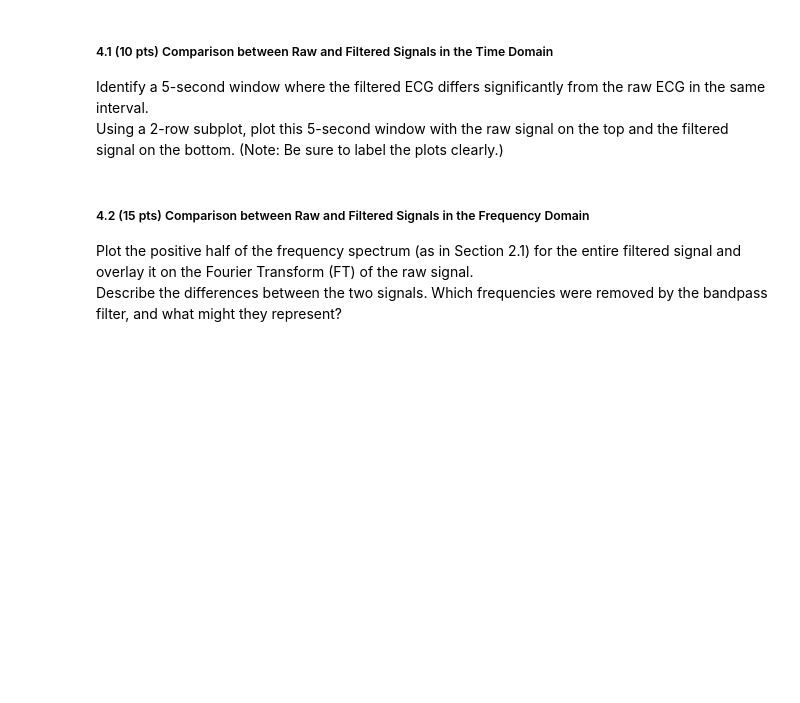
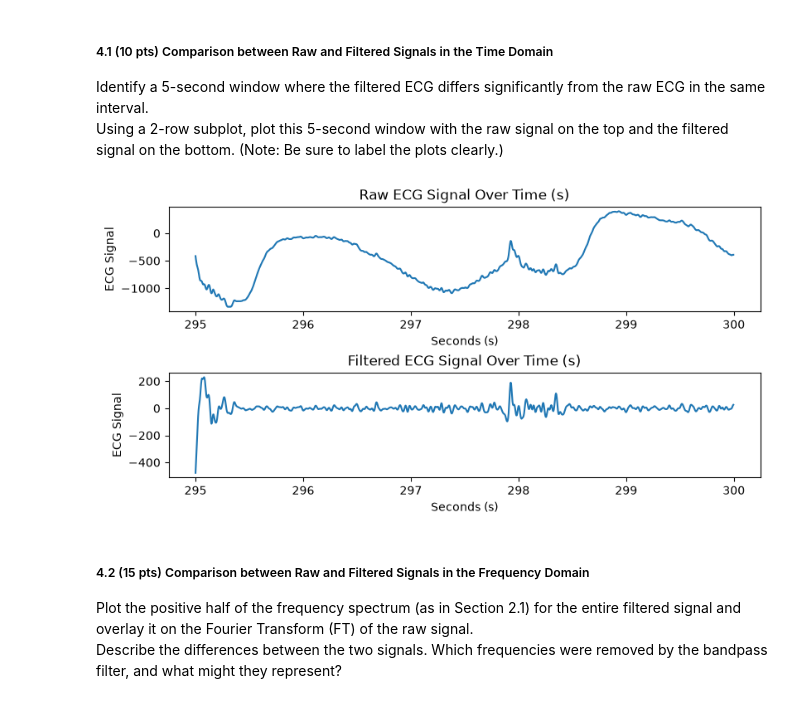
Before and after one commit to guswns3396-classes/BIOINF580, a Jupyter notebook: hw/hw1/HW01_yhyunjoo.ipynb, the cells around one changed output. Saved outputs shown, nothing was run; the diff lists cells and outputs as text; code cells hidden in the pictures; blank space fills up the shorter version.

```diff
--- a/hw/hw1/HW01_yhyunjoo.ipynb
+++ b/hw/hw1/HW01_yhyunjoo.ipynb
@@ -94,6 +133,11 @@ What do these frequencies most likely correspond to? (Note: Please provide refer
 The signal contains noise at both high and low frequencies. Apply a bandpass filter to remove this noise, using a cutoff frequency range of 5 Hz to 50 Hz.
 # %%
 # (Your code for Section 3.1 goes here)
+from scipy import signal
+
+# apply filter
+b_bp, a_bp = signal.butter(4, [5, 50], fs=Fs, btype="band")
+y_bp = signal.filtfilt(b_bp, a_bp, x)
 # %% [markdown]
 ##### 3.2 (5 pts) Justification for Bandpass Filtering
 
@@ -110,6 +156,31 @@ Identify a 5-second window where the filtered ECG differs significantly from the
 Using a 2-row subplot, plot this 5-second window with the raw signal on the top and the filtered signal on the bottom. (Note: Be sure to label the plots clearly.)
 # %%
 # (Your code for Section 4.1 goes here)
+
+# # plot raw & filtered signal
+# plt.figure()
+# plt.plot(t[200*Fs:], x[200*Fs:], label='Raw')
+# plt.plot(t[200*Fs:], y_bp[200*Fs:], label="Filtered")
+# plt.show()
+
+# set start of 5-second window
+t_0 = 295
+
+# plot
+fig, axes = plt.subplots(2, 1, figsize=(8, 4), constrained_layout=True)
+# plot raw signal on row 1
+axes[0].plot(t[t_0 * Fs:(t_0 + 5) * Fs], x[t_0 * Fs:(t_0 + 5) * Fs])
+axes[0].set_title("Raw ECG Signal Over Time (s)")
+axes[0].set_xlabel("Seconds (s)")
+axes[0].set_ylabel("ECG Signal")
+# plot filtered signal on row 2
+axes[1].plot(t[t_0 * Fs:(t_0 + 5) * Fs], y_bp[t_0 * Fs:(t_0 + 5) * Fs])
+axes[1].set_title("Filtered ECG Signal Over Time (s)")
+axes[1].set_xlabel("Seconds (s)")
+axes[1].set_ylabel("ECG Signal")
+plt.show()
+# %% [output]
+[figure, added]
 # %% [markdown]
 ##### 4.2 (15 pts) Comparison between Raw and Filtered Signals in the Frequency Domain
 
```
Also changed, not shown: parts of 13 cells of this notebook.
